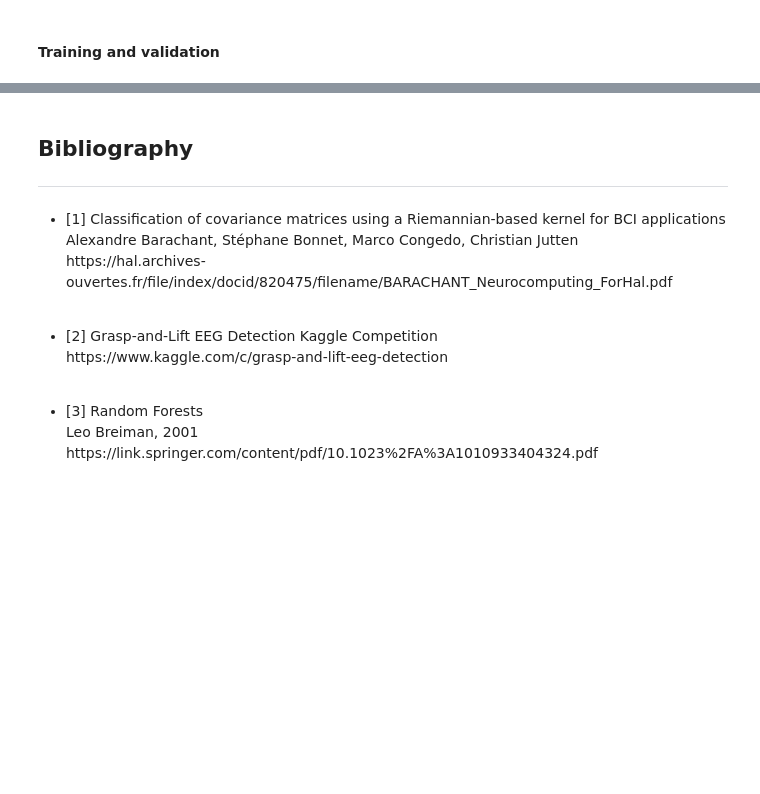
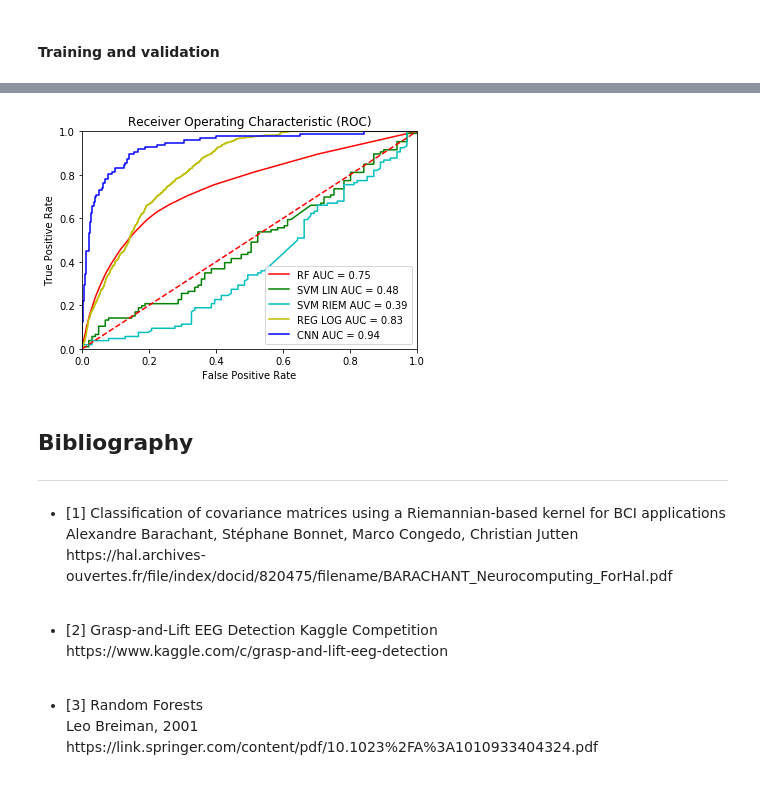
Before and after one commit to cedricsimar/Hand-Motions-Classification, a Jupyter notebook: main.ipynb, the cells around one changed output, grey strips where cells are left out. Cells and saved outputs as stored; diff of their text form; code cells hidden in the pictures; blank space fills up the shorter version.

Commit message:
results plot, cnn arch, nothing fancy

```diff
--- a/main.ipynb
+++ b/main.ipynb
@@ -1119,12 +1113,11 @@ training_labels = np.concatenate((training_labels[positive_training_indices],
 # training and validation
 clf = LogisticRegression(C=0.1)
 
-predicted = np.empty((validation_data.shape[0], 6))
-for i in range(6):
-    print("Fitting class: ", i+1)
-    clf.fit(training_data, training_labels[:, i])
-    predicted[:, i] = clf.predict_proba(validation_data)[:, 1]
-    print("Series", i+1, "ROC AUC :", roc_auc_score(validation_labels[:, i], predicted[:, i]), "\n")
+print("Fitting training data", )
+clf.fit(training_data, training_labels[:, EVENT_OF_INTEREST])
+predicted = clf.predict_proba(validation_data)[:, 1]
+y_val = validation_labels[:, EVENT_OF_INTEREST]
+print("ROC AUC :", roc_auc_score(y_val, predicted), "\n")
 
-
-print("Global ROC AUC: ", roc_auc_score(validation_labels.reshape(-1), predicted.reshape(-1)))
+# compute false positive and true positive rate to plot ROC curve
+fpr_reg, tpr_reg, _ = roc_curve(y_val, predicted)
@@ -1311,7 +1311,7 @@ tf_session = tf.Session()
 tf_session.run(tf.global_variables_initializer())
 
 # run training session loop
-for training_iteration in range(1000):
+for training_iteration in range(200):
 
     # get next training batch
     batch_x, batch_y = batchGen.random_batch("training", MINIBATCH_SIZE)
@@ -1328,4 +1328,16 @@ for training_iteration in range(1000):
         predicted = tf_session.run(predict_proba, {input_ph: validation_x,
                                            labels_ph: validation_y})
 
-        print("ROC AUC:", roc_auc_score(validation_y.reshape(-1), predicted.reshape(-1)))
+        print("ROC AUC: %0.2f" % roc_auc_score(validation_y.reshape(-1), predicted.reshape(-1)))
+
+# generate the final validation batch
+print("Generating final batch")
+validation_x, validation_y = batchGen.random_batch("validation", 5000)
+
+predicted = tf_session.run(predict_proba, {input_ph: validation_x,
+                                   labels_ph: validation_y})
+
+print("ROC AUC: %0.2f" % roc_auc_score(validation_y.reshape(-1), predicted.reshape(-1)))
+
+# compute false positive and true positive rate to plot ROC curve
+fpr_cnn, tpr_cnn, _ = roc_curve(validation_y[:, EVENT_OF_INTEREST].reshape(-1), predicted[:, EVENT_OF_INTEREST].reshape(-1))
@@ -1338,3 +1366,18 @@ Add plots of ROC curves here?
+# %%
+plt.title('Receiver Operating Characteristic (ROC)')
+plt.plot(fpr_rf, tpr_rf, 'r', label = 'RF AUC = %0.2f' % auc(fpr_rf, tpr_rf))
+plt.plot(fpr_svm_lin, tpr_svm_lin, 'g', label = 'SVM LIN AUC = %0.2f' % auc(fpr_svm_lin, tpr_svm_lin))
+plt.plot(fpr_svm_riem, tpr_svm_riem, 'c', label = 'SVM RIEM AUC = %0.2f' % auc(fpr_svm_riem, tpr_svm_riem))
+plt.plot(fpr_reg, tpr_reg, 'y', label = 'REG LOG AUC = %0.2f' % auc(fpr_reg, tpr_reg))
+plt.plot(fpr_cnn, tpr_cnn, 'b', label = 'CNN AUC = %0.2f' % auc(fpr_cnn, tpr_cnn))
+plt.legend(loc = 'lower right')
+plt.plot([0, 1], [0, 1],'r--')
+plt.xlim([0, 1])
+plt.ylim([0, 1])
+plt.ylabel('True Positive Rate');
+plt.xlabel('False Positive Rate');
+# %% [output]
+[figure, added]
 # %% [markdown]
 ## Bibliography <a class="anchor" id="bibliography"></a>
 <hr/>
```
Also changed, not shown: parts of 11 cells of this notebook, 1 other file.
